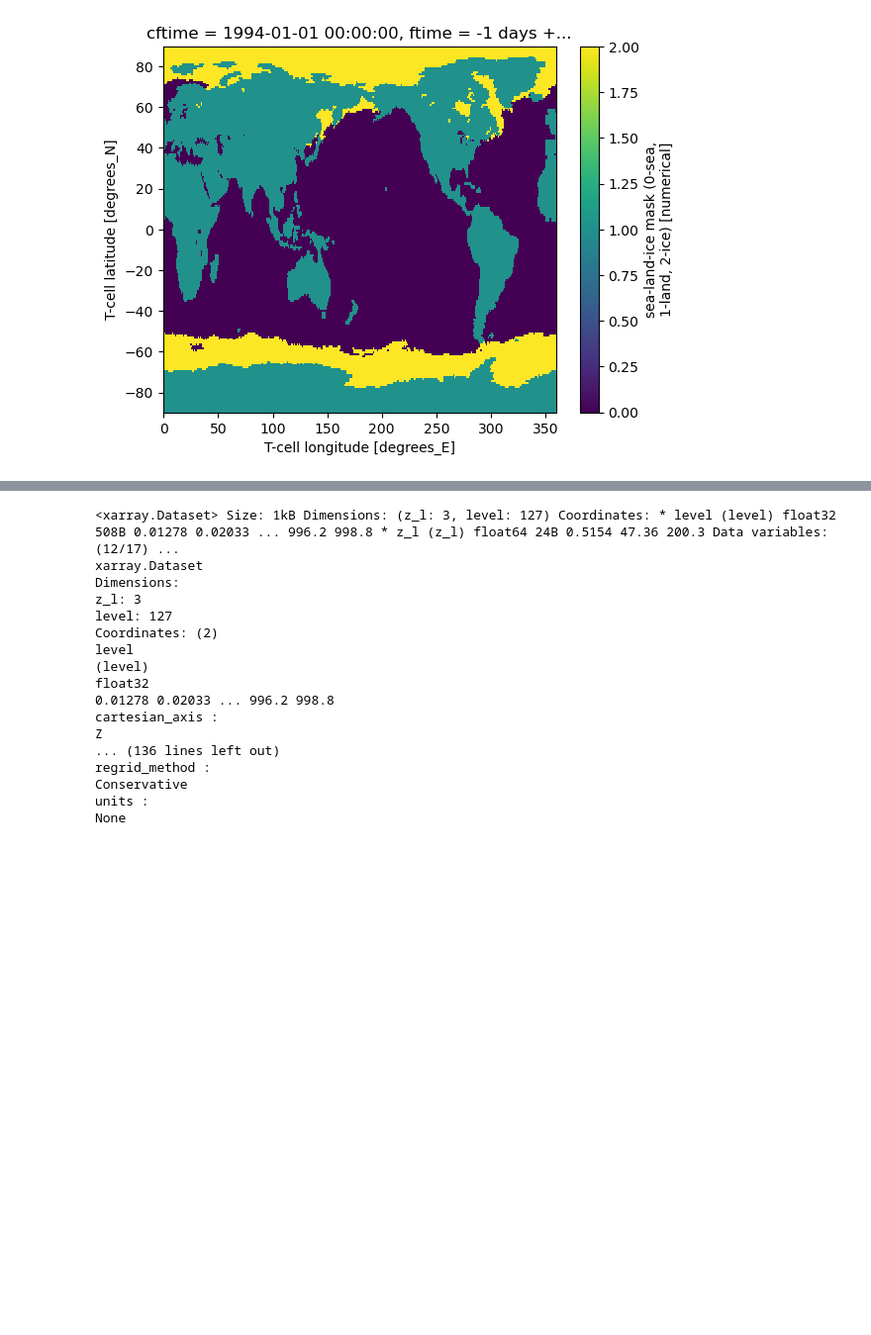
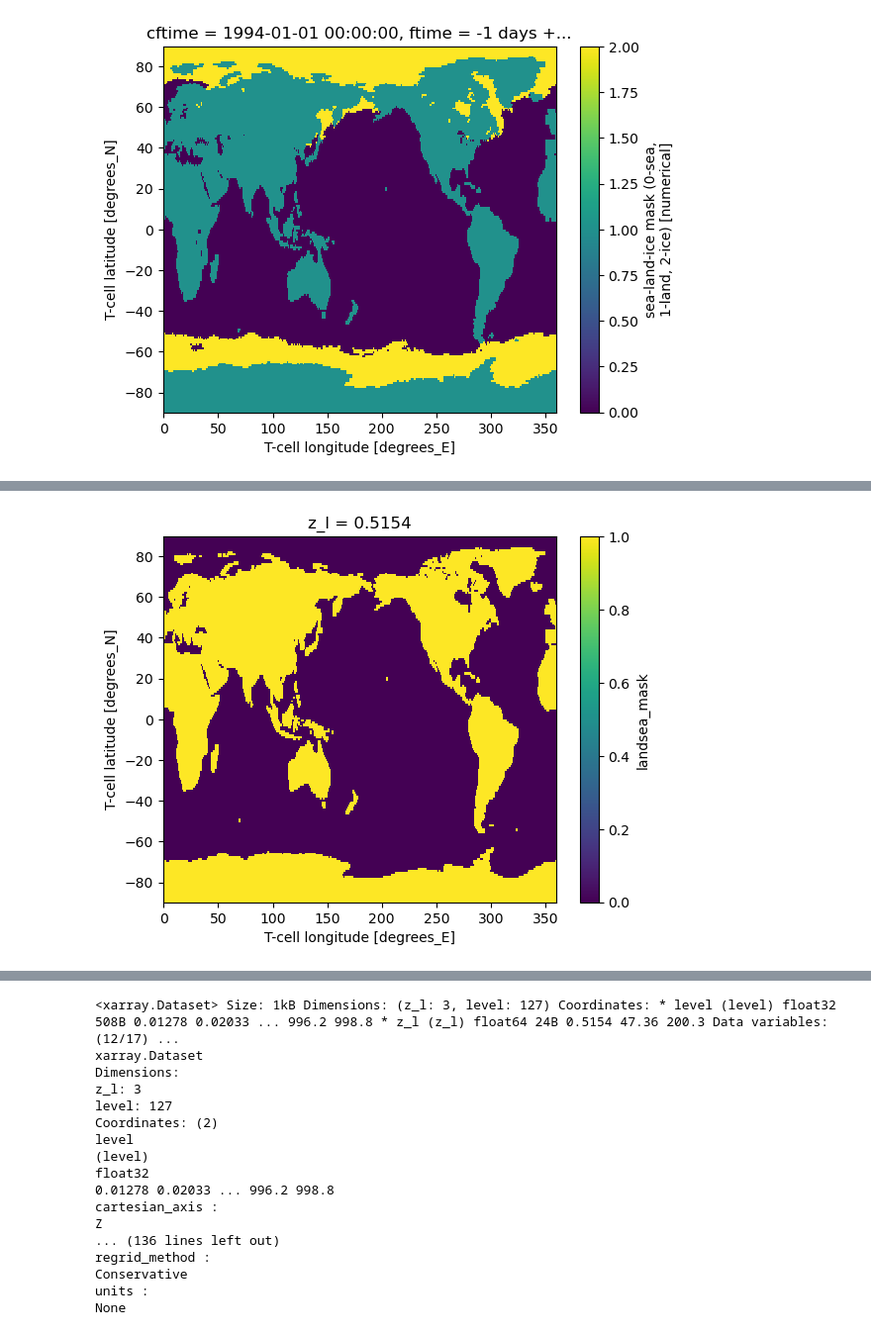
Before and after one commit to NOAA-PSL/graph-ufs, a Jupyter notebook: prototypes/cp0_mini/data_visualization.ipynb, the cells around one changed output, grey strips where cells are left out. Shown at 99% size. Cells and saved outputs as stored; diff of their text form; code cells hidden in the pictures; blank space fills up the shorter version.

```diff
--- a/prototypes/cp0_mini/data_visualization.ipynb
+++ b/prototypes/cp0_mini/data_visualization.ipynb
@@ -38,0 +39,6 @@ icemask.plot()
+# %%
+landmask_static = 1 - ds.landsea_mask.isel(z_l=0)
+landmask_static.plot()
+plt.show()
+# %% [output]
+[figure, added]
```
Also changed, not shown: parts of 3 cells of this notebook, 5 other files.
